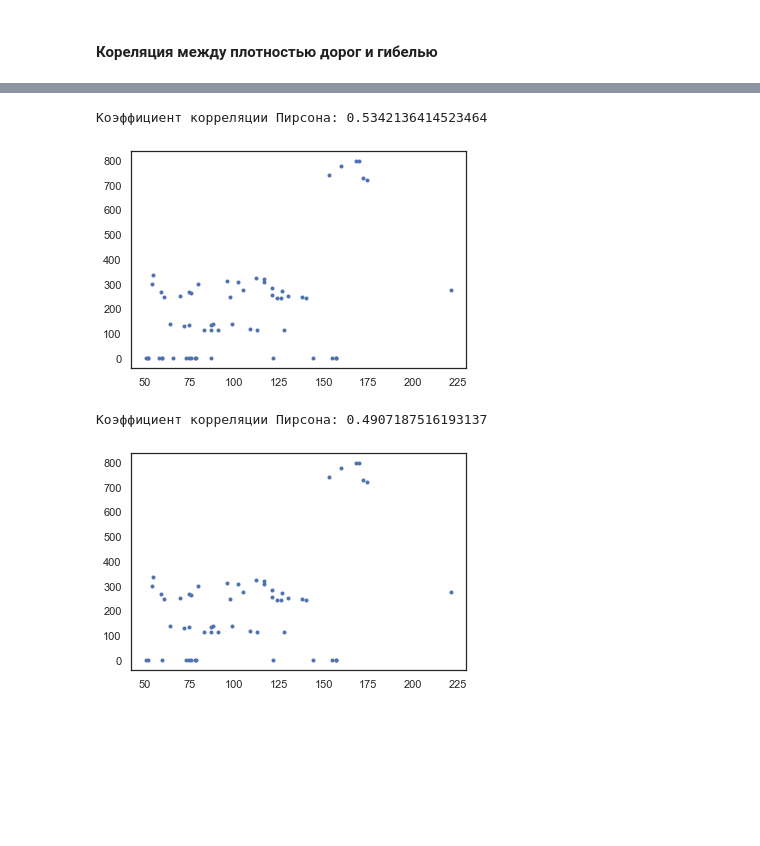
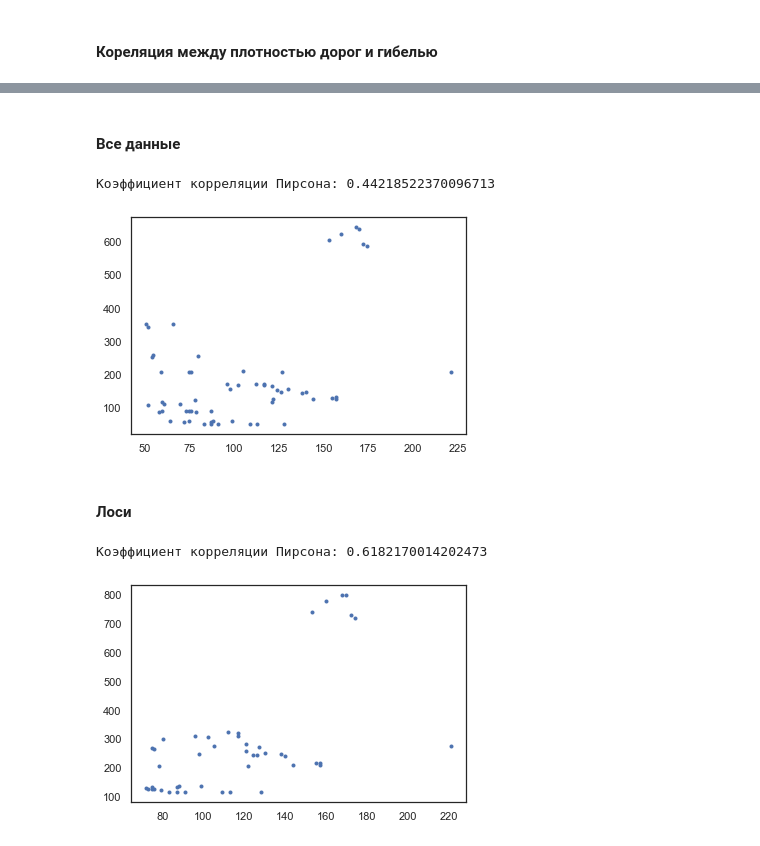
Before and after one commit to BorisGi/projects_2022, a Jupyter notebook: RIA_2022/02_elks/01_animal_deaths.ipynb, the cells around one changed output, grey strips where cells are left out. Cells and saved outputs as stored; diff of their text form; code cells hidden in the pictures; blank space fills up the shorter version.

```diff
--- a/RIA_2022/02_elks/01_animal_deaths.ipynb
+++ b/RIA_2022/02_elks/01_animal_deaths.ipynb
@@ -43,7 +45,7 @@ from IPython.display import Image
 # %%
 # путь к файлам
 
-file_path = 'C:/00_Projects/RIA/2022/02_elk_accidents/'
+file_path = 'C:/00_Projects/RIA/2022/02_elk_accidents/00_data/'
 # %%
 # вытаскиваю названия файлов в список file_list
 
@@ -193 +223,7 @@ work_most.head()
+# %%
+# доля смертей в ДТП и процент популяции
+
+work_most['accident_part'] = work_most.accident / work_most.total
+
+work_most['number_part'] = work_most.accident / work_most.mammal_number
 # %%
@@ -297,3 +434 @@ new_road.
-# %%
-work_most = work_most.merge(new_road, how='left', on=['region', 'year'])
 # %%
@@ -309,10 +447,14 @@ work_most.sample(2)
+# %% [markdown]
+#### Все данные
 # %%
+# плотность дорог
+
 x = work_most[work_most.accident > 50].accident
-y = work_most[work_most.accident > 50].highway_density
+y = work_most[work_most.accident > 50].super_road_density
 
 corr, p_value = pearsonr(x, y)
 plt.scatter(x, y, marker='.')
 print('Коэффициент корреляции Пирсона:', corr)
 # %% [output]
-Коэффициент корреляции Пирсона: 0.5342136414523464
+Коэффициент корреляции Пирсона: 0.44218522370096713
-[figure, old version]
+[figure, new version]
@@ -319,10 +479,23 @@ print('Коэффициент корреляции Пирсона:', corr)
+# %% [markdown]
+#### Лоси
 # %%
+# плотность населения
+
 x = elks[elks.accident > 50].accident
-y = elks[elks.accident > 50].highway_density
+y = elks[elks.accident > 50].population_density
 
 corr, p_value = pearsonr(x, y)
 plt.scatter(x, y, marker='.')
 print('Коэффициент корреляции Пирсона:', corr)
-# %% [output]
-Коэффициент корреляции Пирсона: 0.4907187516193137
-[figure, removed]
+# %%
+# плотность дорог
+
+x = elks[elks.accident > 70].accident
+y = elks[elks.accident > 70].highway_density
+
+corr, p_value = pearsonr(x, y)
+plt.scatter(x, y, marker='.')
+print('Коэффициент корреляции Пирсона:', corr)
+# %% [output]
+Коэффициент корреляции Пирсона: 0.6182170014202473
+[figure, added]
```
Also changed, not shown: parts of 76 cells of this notebook, 3 other files.
